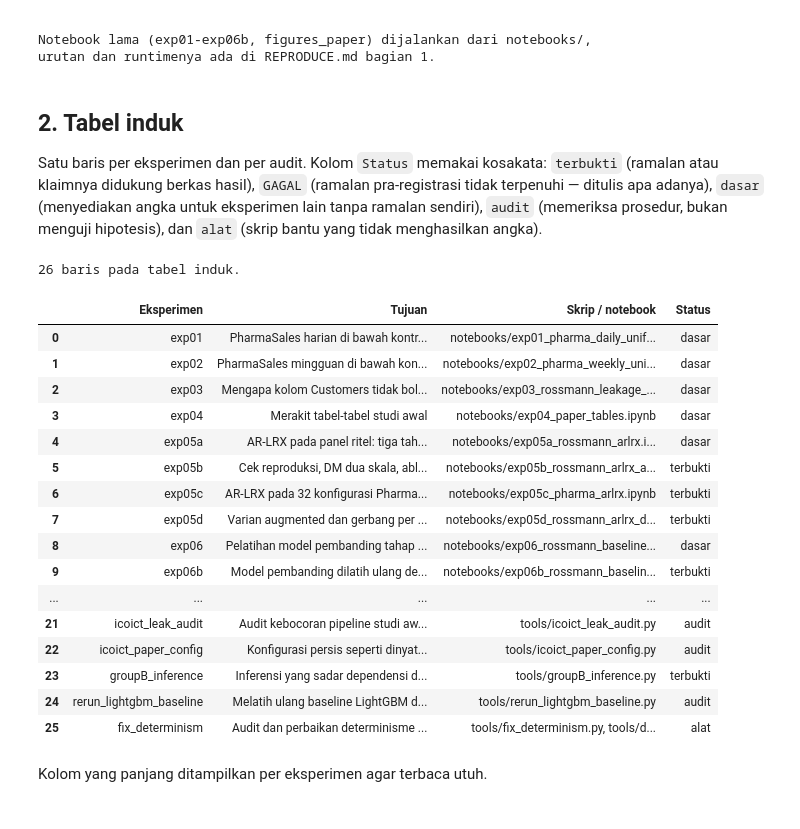
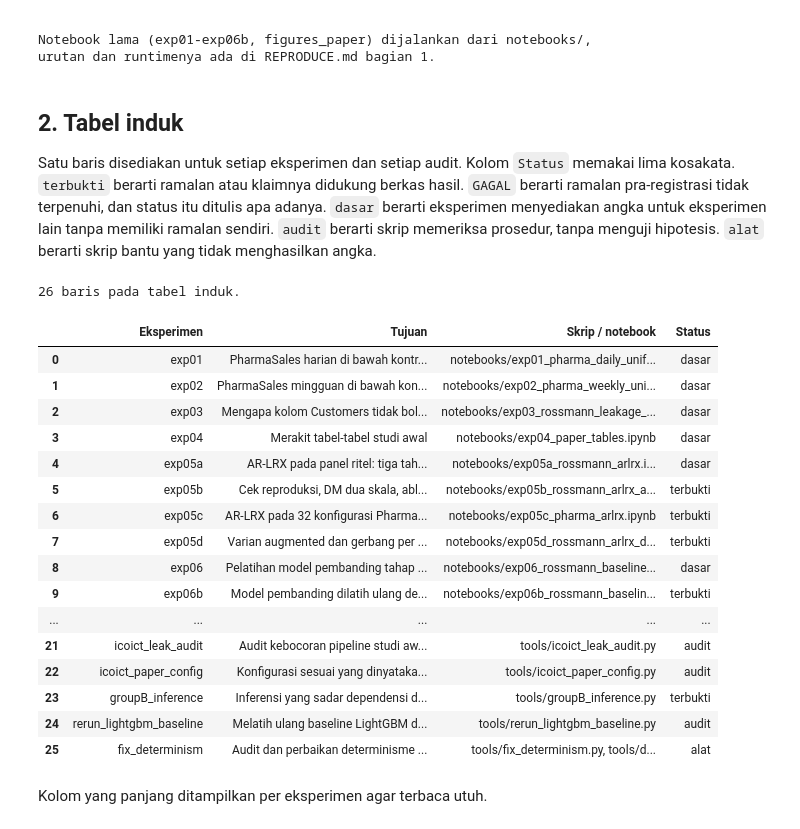
Before and after one commit to wahyuramadhandotcom/A-Hybrid-forecasting-model, a Jupyter notebook: notebooks/laporan/00_peta_eksperimen.ipynb, the cells around one changed output. Saved outputs shown, nothing was run; the diff lists cells and outputs as text; code cells hidden in the pictures.

```diff
--- a/notebooks/laporan/00_peta_eksperimen.ipynb
+++ b/notebooks/laporan/00_peta_eksperimen.ipynb
@@ -172,11 +173,12 @@ urutan dan runtimenya ada di REPRODUCE.md bagian 1.
 # %% [markdown]
 ## 2. Tabel induk
 
-Satu baris per eksperimen dan per audit. Kolom `Status` memakai kosakata:
-`terbukti` (ramalan atau klaimnya didukung berkas hasil), `GAGAL` (ramalan pra-registrasi
-tidak terpenuhi — ditulis apa adanya), `dasar` (menyediakan angka untuk eksperimen lain
-tanpa ramalan sendiri), `audit` (memeriksa prosedur, bukan menguji hipotesis), dan
-`alat` (skrip bantu yang tidak menghasilkan angka).
+Satu baris disediakan untuk setiap eksperimen dan setiap audit. Kolom `Status` memakai lima
+kosakata. `terbukti` berarti ramalan atau klaimnya didukung berkas hasil. `GAGAL` berarti
+ramalan pra-registrasi tidak terpenuhi, dan status itu ditulis apa adanya. `dasar` berarti
+eksperimen menyediakan angka untuk eksperimen lain tanpa memiliki ramalan sendiri. `audit`
+berarti skrip memeriksa prosedur, tanpa menguji hipotesis. `alat` berarti skrip bantu yang
+tidak menghasilkan angka.
 # %%
 # Tabel induk. Disusun dari: judul subbab dan pemanggilan read_csv pada sumber
 # naskah (content_bab4.py / content_bab5.py), REPRODUCE.md bagian 2 untuk paper
@@ -311,7 +313,7 @@ PETA = [
       disertasi="Tabel 4.1; Gambar 4.1; Subbab 4.1", ijies="-",
       status="audit",
       catatan="Varian A = notebook apa adanya (bocor); varian B = rolling mean digeser satu langkah."),
- dict(exp="icoict_paper_config", tujuan="Konfigurasi persis seperti dinyatakan Bagian II paper ICoICT",
+ dict(exp="icoict_paper_config", tujuan="Konfigurasi sesuai yang dinyatakan Bagian II paper ICoICT",
       skrip="tools/icoict_paper_config.py",
       hasil="icoict_paper_config.csv",
       disertasi="Tabel 4.1; Gambar 4.1; Subbab 4.1.3", ijies="-",
@@ -330,34 +332,34 @@ PETA = [
       status="audit",
       catatan="subsample=0.8 tanpa subsample_freq diabaikan LightGBM. Skrip memeriksa reproduksi setelan lama lebih dahulu, lalu mengganti HANYA baris LightGBM."),
  dict(exp="fix_determinism", tujuan="Audit dan perbaikan determinisme notebook (random_state, seed global, salah skala pada predict)",
       skrip="tools/fix_determinism.py, tools/determinism_fixes.patch",
       hasil="(tidak ada berkas di results/)",
       disertasi="Kontrak C4", ijies="Subbab 3 (kontrak)",
       status="alat",
       catatan="Alat bantu, bukan eksperimen. Tidak menghasilkan angka."),
 ]
 
 peta = pd.DataFrame(PETA)
 peta.columns = ["Eksperimen", "Tujuan", "Skrip / notebook", "Berkas hasil",
                 "Disertasi (tabel / gambar)", "Paper IJIES", "Status", "Catatan reproduksi"]
 print(f"{len(peta)} baris pada tabel induk.\n")
 display(peta[["Eksperimen", "Tujuan", "Skrip / notebook", "Status"]])
 # %% [output]
 26 baris pada tabel induk.
 |  | Eksperimen | Tujuan | Skrip / notebook | Status |
 | 0 | exp01 | PharmaSales harian di bawah kontr... | notebooks/exp01_pharma_daily_unif... | dasar |
 | 1 | exp02 | PharmaSales mingguan di bawah kon... | notebooks/exp02_pharma_weekly_uni... | dasar |
 | 2 | exp03 | Mengapa kolom Customers tidak bol... | notebooks/exp03_rossmann_leakage_... | dasar |
 | 3 | exp04 | Merakit tabel-tabel studi awal | notebooks/exp04_paper_tables.ipynb | dasar |
 | 4 | exp05a | AR-LRX pada panel ritel: tiga tah... | notebooks/exp05a_rossmann_arlrx.i... | dasar |
 | 5 | exp05b | Cek reproduksi, DM dua skala, abl... | notebooks/exp05b_rossmann_arlrx_a... | terbukti |
 | 6 | exp05c | AR-LRX pada 32 konfigurasi Pharma... | notebooks/exp05c_pharma_arlrx.ipynb | terbukti |
 | 7 | exp05d | Varian augmented dan gerbang per ... | notebooks/exp05d_rossmann_arlrx_d... | terbukti |
 | 8 | exp06 | Pelatihan model pembanding tahap ... | notebooks/exp06_rossmann_baseline... | dasar |
 | 9 | exp06b | Model pembanding dilatih ulang de... | notebooks/exp06b_rossmann_baselin... | terbukti |
 | ... | ... | ... | ... | ... |
 | 21 | icoict_leak_audit | Audit kebocoran pipeline studi aw... | tools/icoict_leak_audit.py | audit |
-| 22 | icoict_paper_config | Konfigurasi persis seperti dinyat... | tools/icoict_paper_config.py | audit |
+| 22 | icoict_paper_config | Konfigurasi sesuai yang dinyataka... | tools/icoict_paper_config.py | audit |
 | 23 | groupB_inference | Inferensi yang sadar dependensi d... | tools/groupB_inference.py | terbukti |
 | 24 | rerun_lightgbm_baseline | Melatih ulang baseline LightGBM d... | tools/rerun_lightgbm_baseline.py | audit |
 | 25 | fix_determinism | Audit dan perbaikan determinisme ... | tools/fix_determinism.py, tools/d... | alat |
```
Also changed, not shown: parts of 4 cells of this notebook.
